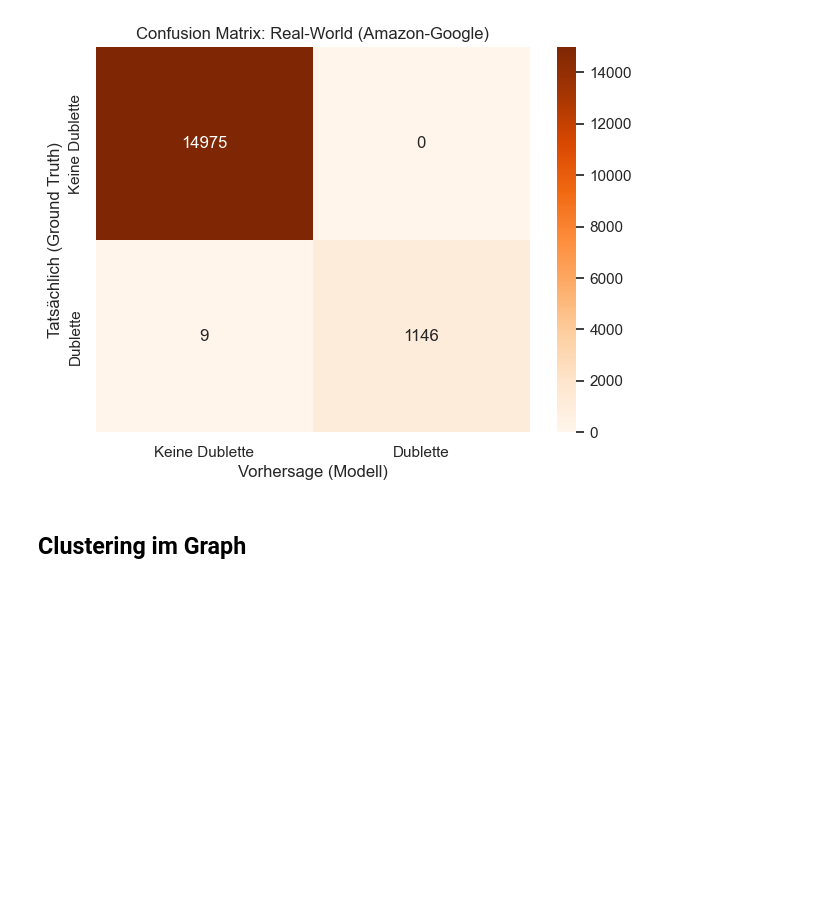
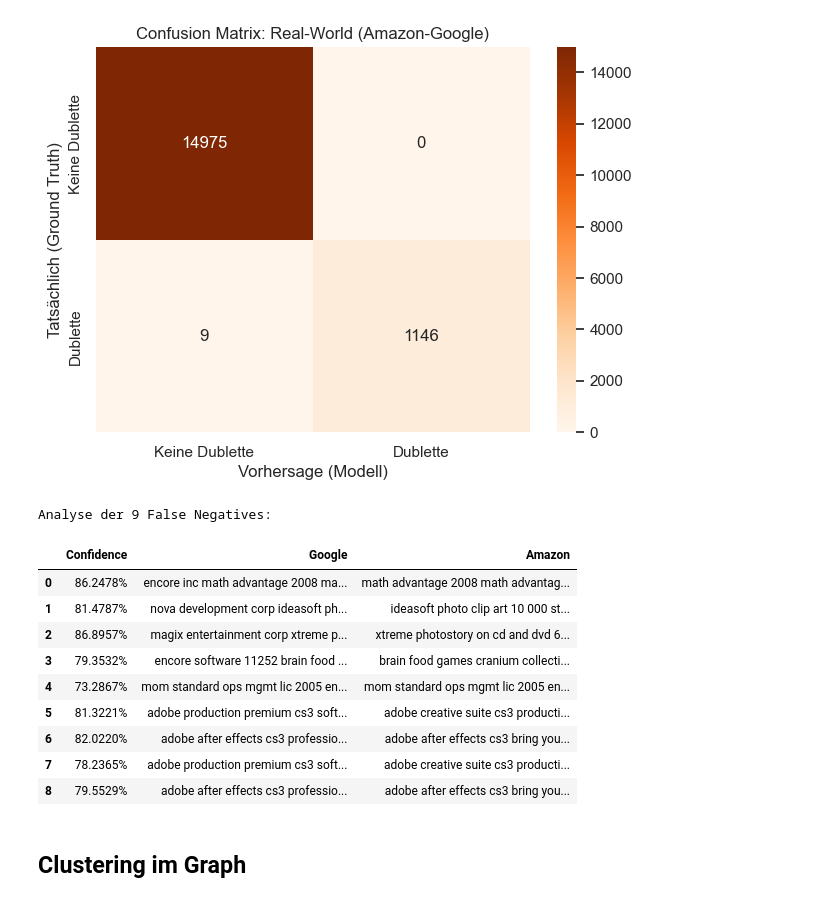
Before and after one commit to F1nnSBK/Entitiy-Resolution, a Jupyter notebook: entity_resolution.ipynb, the cells around one changed output. Saved outputs shown, nothing was run; the diff lists cells and outputs as text; code cells hidden in the pictures; blank space fills up the shorter version.

```diff
--- a/entity_resolution.ipynb
+++ b/entity_resolution.ipynb
@@ -897,6 +897,34 @@ Precision: 1.0000 (Wie sicher sind die Treffer?)
 Recall:    0.9922 (Wie viele Dubletten wurden gefunden?)
 False Positives: 0
 [figure]
+# %%
+fn_mask = (y_real == 1) & (preds_real == 0)
+fn_indices = np.where(fn_mask)[0]
+
+fn_samples = []
+for idx in fn_indices:
+    row_noisy, row_base = candidate_pairs_real[idx]
+    fn_samples.append({
+        'Confidence': f"{probs_real[idx]:.4%}",
+        'Google': row_noisy['text'],
+        'Amazon': row_base['text']
+    })
+
+df_fn = pd.DataFrame(fn_samples)
+print(f"Analyse der {len(df_fn)} False Negatives:")
+display(df_fn)
+# %% [output]
+Analyse der 9 False Negatives:
+|  | Confidence | Google | Amazon |
+| 0 | 86.2478% | encore inc math advantage 2008 ma... | math advantage 2008 math advantag... |
+| 1 | 81.4787% | nova development corp ideasoft ph... | ideasoft photo clip art 10 000 st... |
+| 2 | 86.8957% | magix entertainment corp xtreme p... | xtreme photostory on cd and dvd 6... |
+| 3 | 79.3532% | encore software 11252 brain food ... | brain food games cranium collecti... |
+| 4 | 73.2867% | mom standard ops mgmt lic 2005 en... | mom standard ops mgmt lic 2005 en... |
+| 5 | 81.3221% | adobe production premium cs3 soft... | adobe creative suite cs3 producti... |
+| 6 | 82.0220% | adobe after effects cs3 professio... | adobe after effects cs3 bring you... |
+| 7 | 78.2365% | adobe production premium cs3 soft... | adobe creative suite cs3 producti... |
+| 8 | 79.5529% | adobe after effects cs3 professio... | adobe after effects cs3 bring you... |
 # %% [markdown]
 ## Clustering im Graph
 # %%
```
Also changed, not shown: parts of 3 cells of this notebook, 1 other file.
